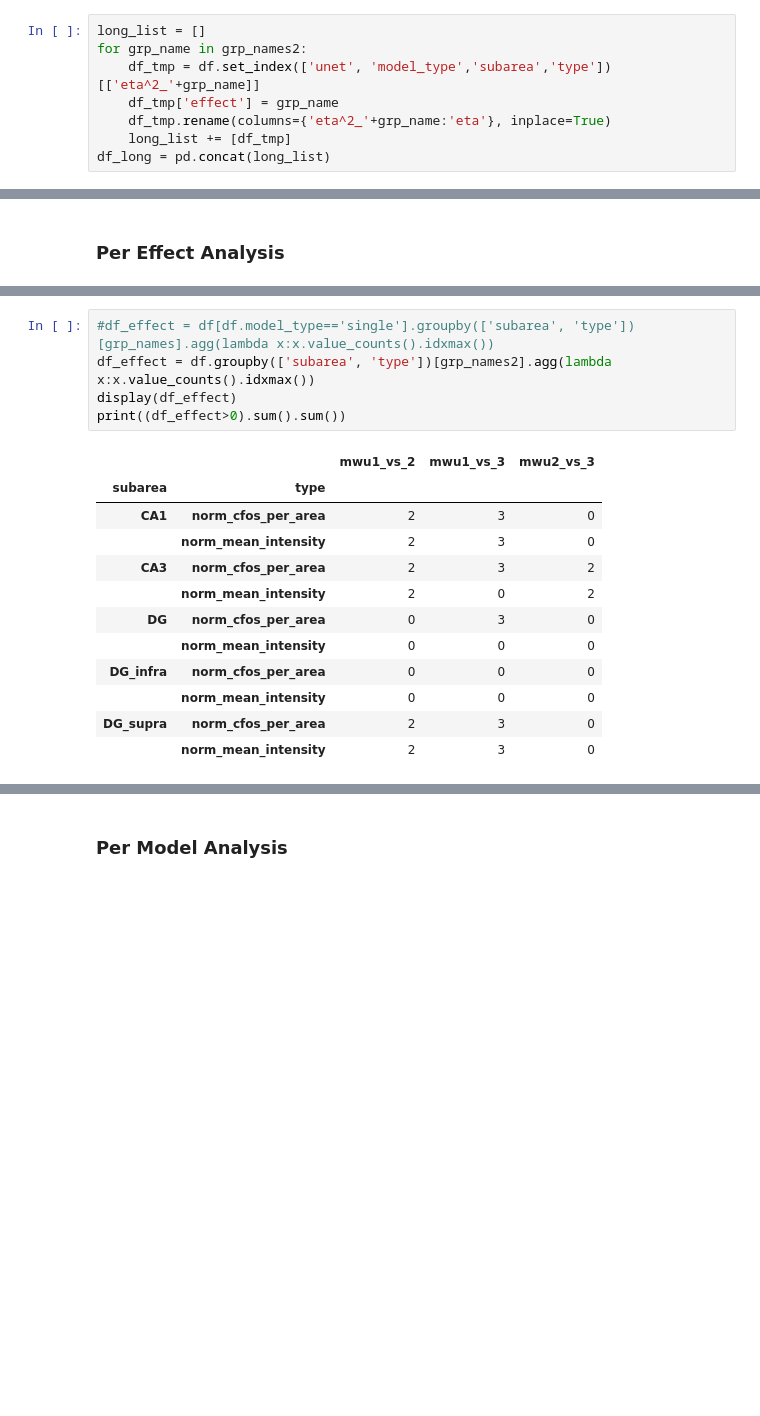
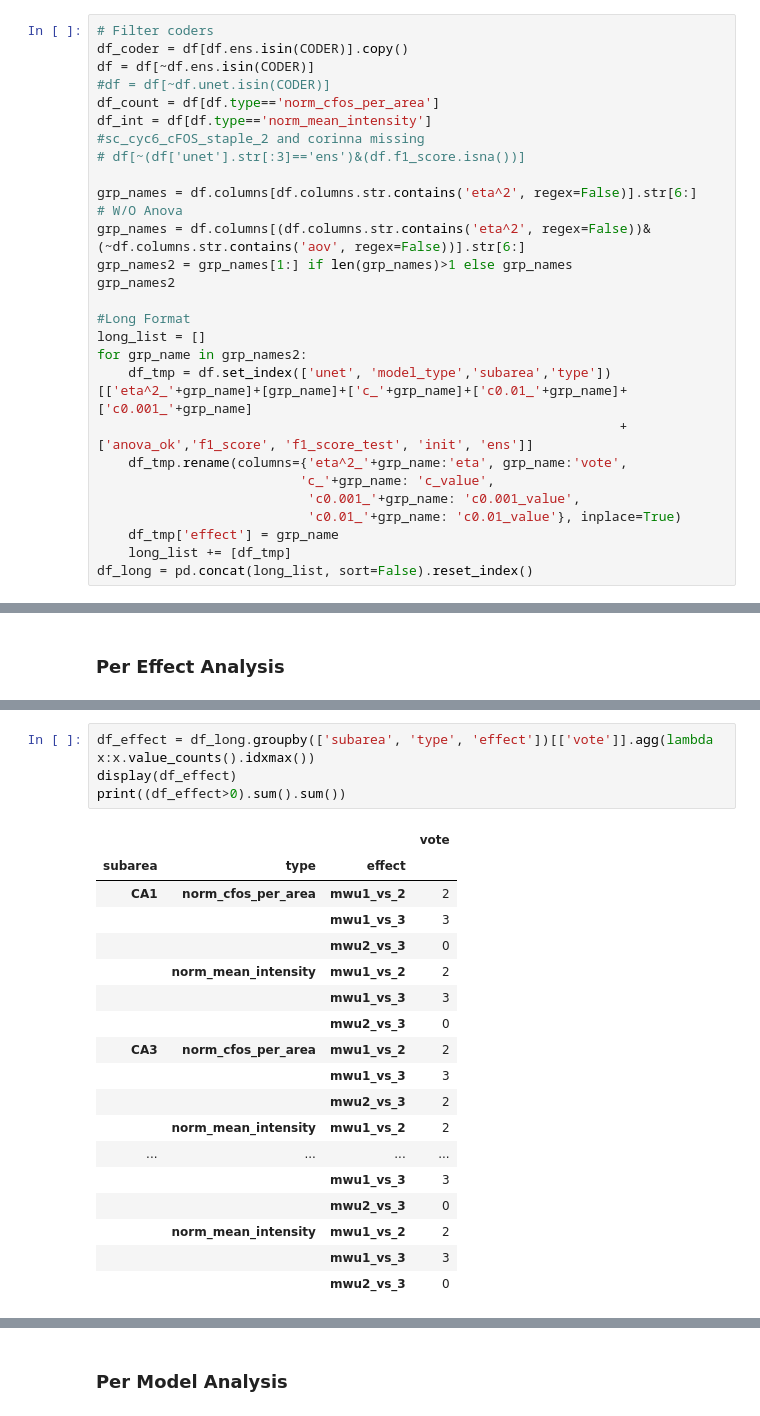
Before and after one commit to matjesg/bioimage_analysis, a Jupyter notebook: stat_eval.ipynb, the cells around one changed output, grey strips where cells are left out. Saved outputs shown, nothing was run; the diff lists cells and outputs as text; blank space fills up the shorter version.

```diff
--- a/stat_eval.ipynb
+++ b/stat_eval.ipynb
@@ -115,11 +96,31 @@ Long Format
-# %%
-long_list = []
-for grp_name in grp_names2:
-    df_tmp = df.set_index(['unet', 'model_type','subarea','type'])[['eta^2_'+grp_name]]
-    df_tmp['effect'] = grp_name
-    df_tmp.rename(columns={'eta^2_'+grp_name:'eta'}, inplace=True)
-    long_list += [df_tmp]
-df_long = pd.concat(long_list)
+# %%
+# Filter coders
+df_coder = df[df.ens.isin(CODER)].copy()
+df = df[~df.ens.isin(CODER)]
+#df = df[~df.unet.isin(CODER)]
+df_count = df[df.type=='norm_cfos_per_area']
+df_int = df[df.type=='norm_mean_intensity']
+#sc_cyc6_cFOS_staple_2 and corinna missing
+# df[~(df['unet'].str[:3]=='ens')&(df.f1_score.isna())]
+
+grp_names = df.columns[df.columns.str.contains('eta^2', regex=False)].str[6:]
+# W/O Anova
+grp_names = df.columns[(df.columns.str.contains('eta^2', regex=False))&(~df.columns.str.contains('aov', regex=False))].str[6:]
+grp_names2 = grp_names[1:] if len(grp_names)>1 else grp_names
+grp_names2
+
+#Long Format
+long_list = []
+for grp_name in grp_names2:
+    df_tmp = df.set_index(['unet', 'model_type','subarea','type'])[['eta^2_'+grp_name]+[grp_name]+['c_'+grp_name]+['c0.01_'+grp_name]+['c0.001_'+grp_name]
+                                                                   +['anova_ok','f1_score', 'f1_score_test', 'init', 'ens']]
+    df_tmp.rename(columns={'eta^2_'+grp_name:'eta', grp_name:'vote',
+                          'c_'+grp_name: 'c_value',
+                           'c0.001_'+grp_name: 'c0.001_value',
+                           'c0.01_'+grp_name: 'c0.01_value'}, inplace=True)
+    df_tmp['effect'] = grp_name
+    long_list += [df_tmp]
+df_long = pd.concat(long_list, sort=False).reset_index()
 # %% [markdown]
 ### Anova?
 # %%
@@ -150,18 +156,23 @@ for grp_name in grp_names:
 # %%
-#df_effect = df[df.model_type=='single'].groupby(['subarea', 'type'])[grp_names].agg(lambda x:x.value_counts().idxmax())
-df_effect = df.groupby(['subarea', 'type'])[grp_names2].agg(lambda x:x.value_counts().idxmax())
+df_effect = df_long.groupby(['subarea', 'type', 'effect'])[['vote']].agg(lambda x:x.value_counts().idxmax())
 display(df_effect)
 print((df_effect>0).sum().sum())
 # %% [output]
-|  |  | mwu1_vs_2 | mwu1_vs_3 | mwu2_vs_3 |
-| subarea | type |  |  |  |
-| CA1 | norm_cfos_per_area | 2 | 3 | 0 |
-|  | norm_mean_intensity | 2 | 3 | 0 |
-| CA3 | norm_cfos_per_area | 2 | 3 | 2 |
-|  | norm_mean_intensity | 2 | 0 | 2 |
-| DG | norm_cfos_per_area | 0 | 3 | 0 |
-|  | norm_mean_intensity | 0 | 0 | 0 |
-| DG_infra | norm_cfos_per_area | 0 | 0 | 0 |
-|  | norm_mean_intensity | 0 | 0 | 0 |
-| DG_supra | norm_cfos_per_area | 2 | 3 | 0 |
-|  | norm_mean_intensity | 2 | 3 | 0 |
+|  |  |  | vote |
+| subarea | type | effect |  |
+| CA1 | norm_cfos_per_area | mwu1_vs_2 | 2 |
+|  |  | mwu1_vs_3 | 3 |
+|  |  | mwu2_vs_3 | 0 |
+|  | norm_mean_intensity | mwu1_vs_2 | 2 |
+|  |  | mwu1_vs_3 | 3 |
+|  |  | mwu2_vs_3 | 0 |
+| CA3 | norm_cfos_per_area | mwu1_vs_2 | 2 |
+|  |  | mwu1_vs_3 | 3 |
+|  |  | mwu2_vs_3 | 2 |
+|  | norm_mean_intensity | mwu1_vs_2 | 2 |
+| ... | ... | ... | ... |
+|  |  | mwu1_vs_3 | 3 |
+|  |  | mwu2_vs_3 | 0 |
+|  | norm_mean_intensity | mwu1_vs_2 | 2 |
+|  |  | mwu1_vs_3 | 3 |
+|  |  | mwu2_vs_3 | 0 |
```
Also changed, not shown: parts of 64 cells of this notebook.
